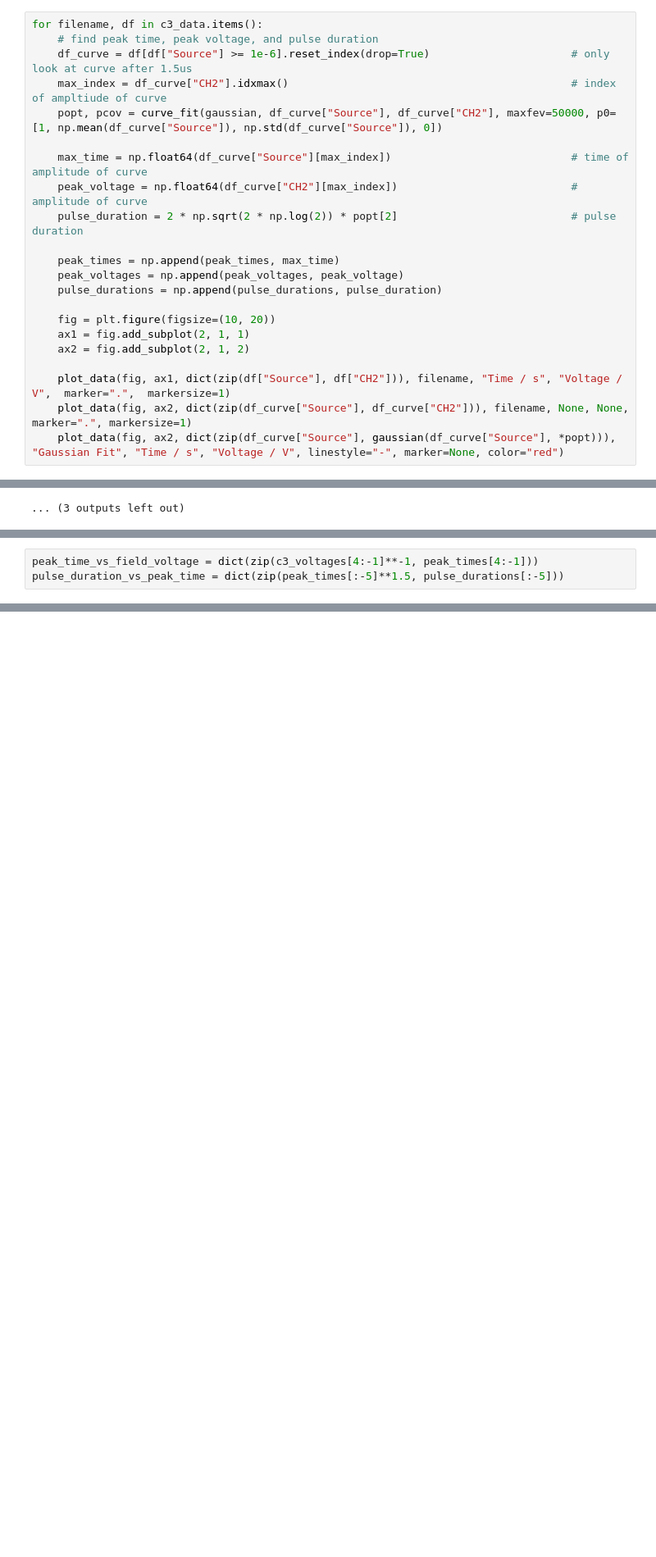
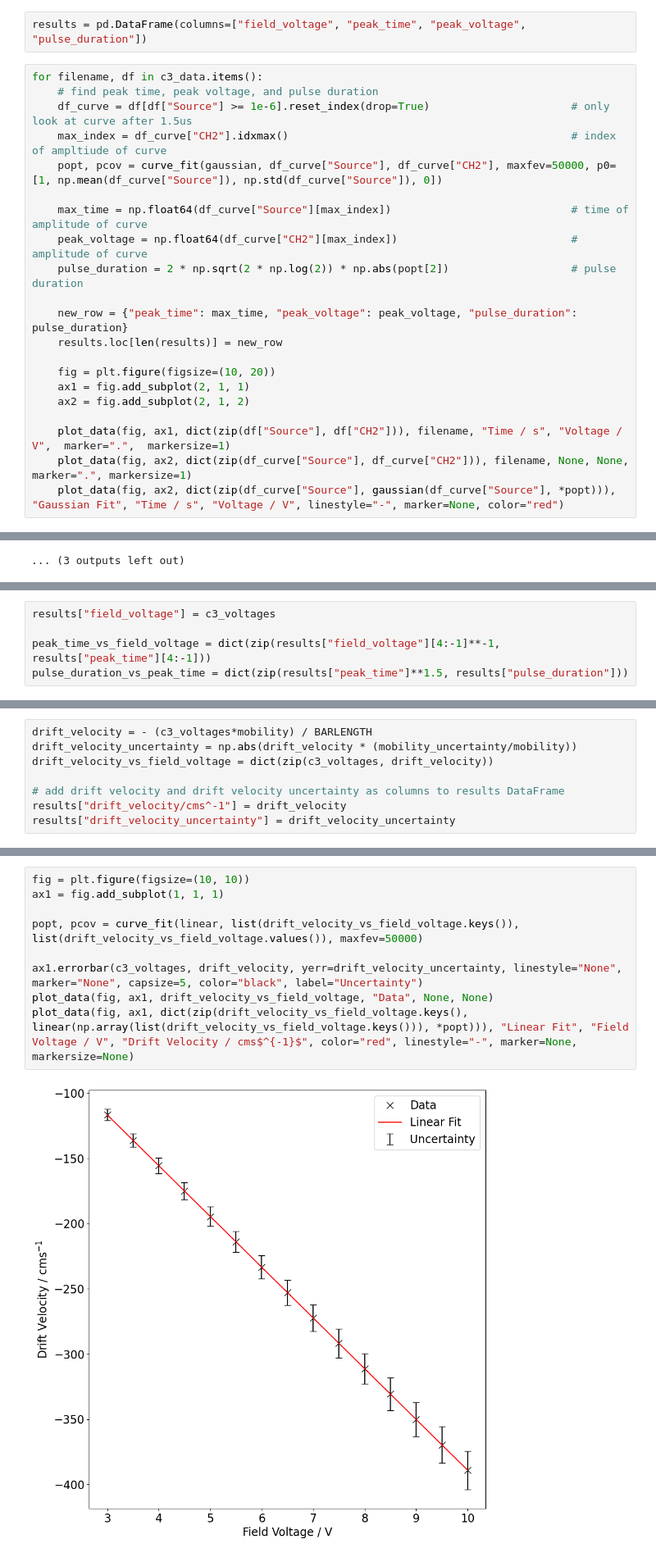
Before and after one commit to tresul03/The-Haynes-Shockley-Experiment-, a Jupyter notebook: src/analysis.ipynb, the cells around one changed output, grey strips where cells are left out. Shown at 82% size. Drawn from its saved outputs; the diff is of its cells as text; blank space fills up the shorter version.

Commit message:
Use DataFrame for results

```diff
--- a/src/analysis.ipynb
+++ b/src/analysis.ipynb
@@ -60,3 +53,5 @@ pulse_durations = np.array([])          # Pulse durations
+# %%
+results = pd.DataFrame(columns=["field_voltage", "peak_time", "peak_voltage", "pulse_duration"])
 # %%
 for filename, df in c3_data.items():
     # find peak time, peak voltage, and pulse duration
@@ -66,11 +61,10 @@ for filename, df in c3_data.items():
 
     max_time = np.float64(df_curve["Source"][max_index])                            # time of amplitude of curve
     peak_voltage = np.float64(df_curve["CH2"][max_index])                           # amplitude of curve
-    pulse_duration = 2 * np.sqrt(2 * np.log(2)) * popt[2]                           # pulse duration
+    pulse_duration = 2 * np.sqrt(2 * np.log(2)) * np.abs(popt[2])                   # pulse duration
 
-    peak_times = np.append(peak_times, max_time)
-    peak_voltages = np.append(peak_voltages, peak_voltage)
-    pulse_durations = np.append(pulse_durations, pulse_duration)
+    new_row = {"peak_time": max_time, "peak_voltage": peak_voltage, "pulse_duration": pulse_duration}
+    results.loc[len(results)] = new_row
 
     fig = plt.figure(figsize=(10, 20))
     ax1 = fig.add_subplot(2, 1, 1)
@@ -98,6 +90,8 @@ for filename, df in c3_data.items():
 # %%
-peak_time_vs_field_voltage = dict(zip(c3_voltages[4:-1]**-1, peak_times[4:-1]))
-pulse_duration_vs_peak_time = dict(zip(peak_times[:-5]**1.5, pulse_durations[:-5]))
+results["field_voltage"] = c3_voltages
+
+peak_time_vs_field_voltage = dict(zip(results["field_voltage"][4:-1]**-1, results["peak_time"][4:-1]))
+pulse_duration_vs_peak_time = dict(zip(results["peak_time"]**1.5, results["pulse_duration"]))
 # %%
 fig = plt.figure(figsize=(10, 10))
 ax1 = fig.add_subplot(1, 1, 1)
@@ -201,0 +125,8 @@ Diffusion Coefficient = 11.2 +/- 0.57 cm^2 s^-1
+# %%
+drift_velocity = - (c3_voltages*mobility) / BARLENGTH
+drift_velocity_uncertainty = np.abs(drift_velocity * (mobility_uncertainty/mobility))
+drift_velocity_vs_field_voltage = dict(zip(c3_voltages, drift_velocity))
+
+# add drift velocity and drift velocity uncertainty as columns to results DataFrame
+results["drift_velocity/cms^-1"] = drift_velocity
+results["drift_velocity_uncertainty"] = drift_velocity_uncertainty
@@ -201,0 +135,11 @@ Diffusion Coefficient = 11.2 +/- 0.57 cm^2 s^-1
+# %%
+fig = plt.figure(figsize=(10, 10))
+ax1 = fig.add_subplot(1, 1, 1)
+
+popt, pcov = curve_fit(linear, list(drift_velocity_vs_field_voltage.keys()), list(drift_velocity_vs_field_voltage.values()), maxfev=50000)
+
+ax1.errorbar(c3_voltages, drift_velocity, yerr=drift_velocity_uncertainty, linestyle="None", marker="None", capsize=5, color="black", label="Uncertainty")
+plot_data(fig, ax1, drift_velocity_vs_field_voltage, "Data", None, None)
+plot_data(fig, ax1, dict(zip(drift_velocity_vs_field_voltage.keys(), linear(np.array(list(drift_velocity_vs_field_voltage.keys())), *popt))), "Linear Fit", "Field Voltage / V", "Drift Velocity / cms$^{-1}$", color="red", linestyle="-", marker=None, markersize=None)
+# %% [output]
+[figure, added]
```
Also changed, not shown: parts of 20 cells of this notebook.
